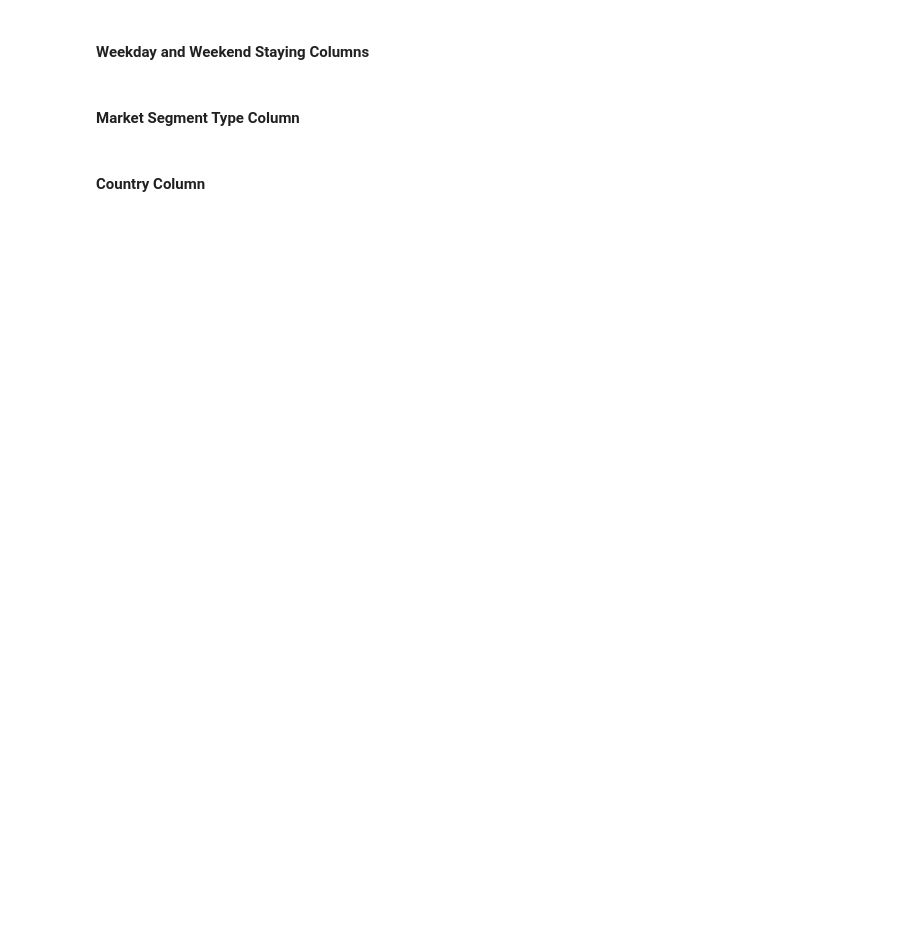
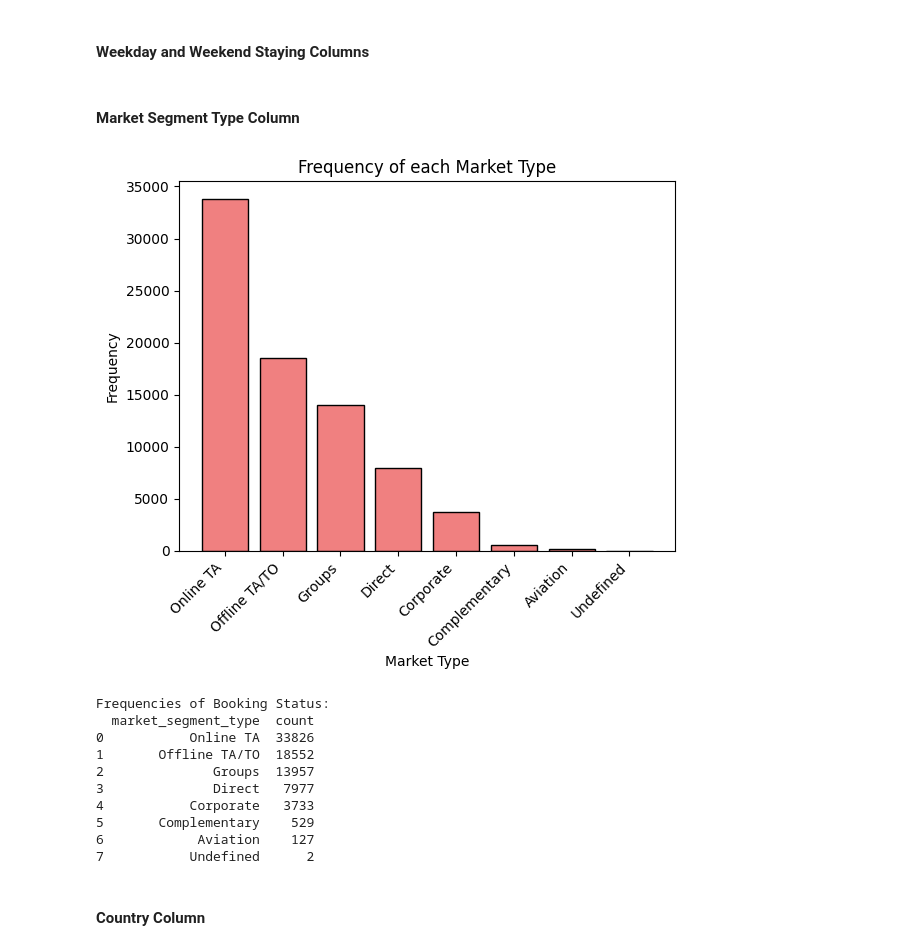
Before and after one commit to achen409/cs236-project, a Jupyter notebook: hotel_booking_cleaning.ipynb, the cells around one changed output. Cells and saved outputs as stored; diff of their text form; code cells hidden in the pictures; blank space fills up the shorter version.

```diff
--- a/hotel_booking_cleaning.ipynb
+++ b/hotel_booking_cleaning.ipynb
@@ -92,5 +159,32 @@ plt.show()
 #### Weekday and Weekend Staying Columns
 # %% [markdown]
 #### Market Segment Type Column
+# %%
+# frequency for market column
+market_counts = hotel_pd["market_segment_type"].value_counts().reset_index()
+
+# bar chart
+plt.bar(market_counts["market_segment_type"], market_counts["count"], color="lightcoral", edgecolor="black")
+plt.xlabel("Market Type")
+plt.ylabel("Frequency")
+plt.title("Frequency of each Market Type")
+plt.xticks(rotation=45, ha="right")
+plt.show()
+
+# frequency table
+print("Frequencies of Booking Status:")
+print(market_counts)
+# %% [output]
+[figure, added]
+Frequencies of Booking Status:
+  market_segment_type  count
+0           Online TA  33826
+1       Offline TA/TO  18552
+2              Groups  13957
+3              Direct   7977
+4           Corporate   3733
+5       Complementary    529
+6            Aviation    127
+7           Undefined      2
 # %% [markdown]
 #### Country Column
```
Also changed, not shown: parts of 10 cells of this notebook.
